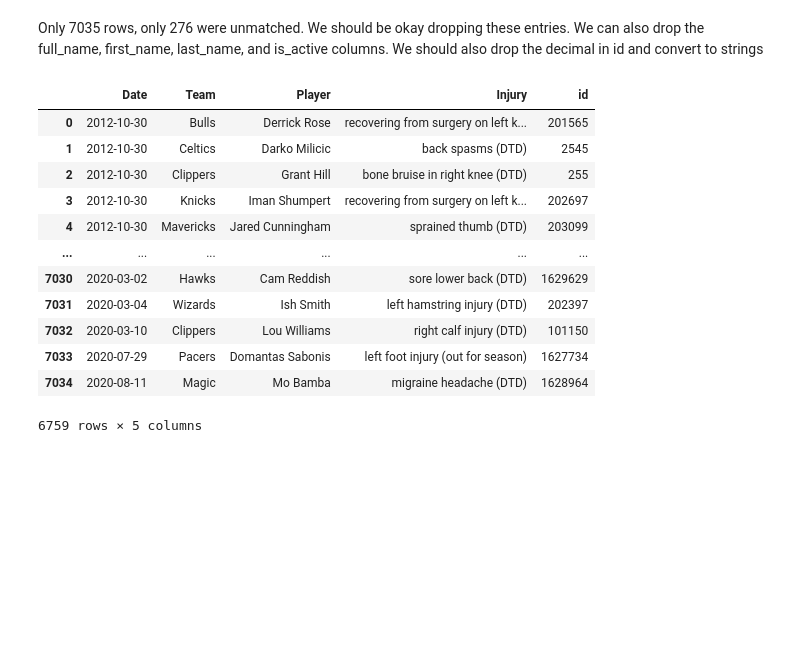
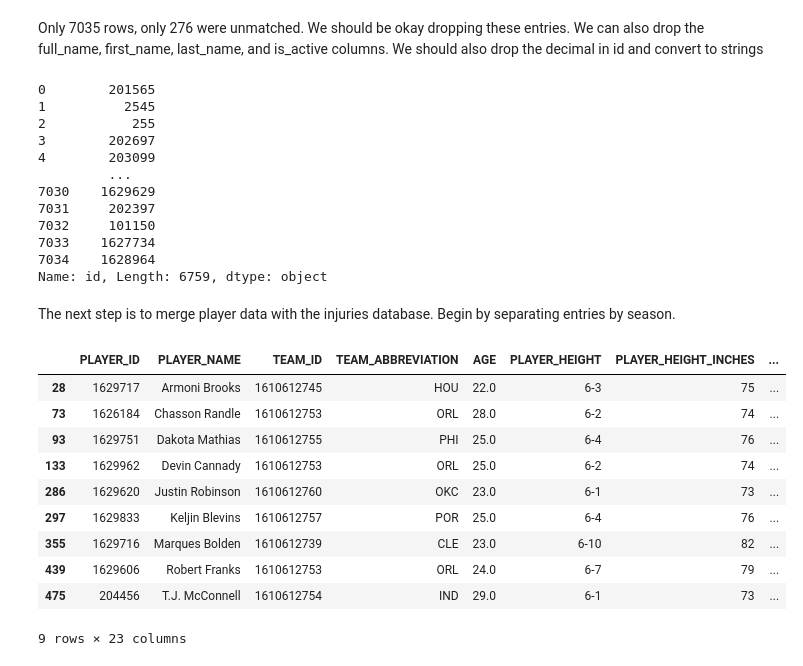
Before and after one commit to joongsim/nba-injuries, a Jupyter notebook: injury_prediction.ipynb, the cells around one changed output. Saved outputs shown, nothing was run; the diff lists cells and outputs as text; code cells hidden in the pictures; blank space fills up the shorter version.

```diff
--- a/injury_prediction.ipynb
+++ b/injury_prediction.ipynb
@@ -212,18 +212,19 @@ merged_df = merged_df.dropna() \
 merged_df.id = merged_df.id.apply(str) \
     .str[:-2]
 # %%
-merged_df
+merged_df.id
 # %% [output]
-|  | Date | Team | Player | Injury | id |
-| 0 | 2012-10-30 | Bulls | Derrick Rose | recovering from surgery on left k... | 201565 |
-| 1 | 2012-10-30 | Celtics | Darko Milicic | back spasms (DTD) | 2545 |
-| 2 | 2012-10-30 | Clippers | Grant Hill | bone bruise in right knee (DTD) | 255 |
-| 3 | 2012-10-30 | Knicks | Iman Shumpert | recovering from surgery on left k... | 202697 |
-| 4 | 2012-10-30 | Mavericks | Jared Cunningham | sprained thumb (DTD) | 203099 |
-| ... | ... | ... | ... | ... | ... |
-| 7030 | 2020-03-02 | Hawks | Cam Reddish | sore lower back (DTD) | 1629629 |
-| 7031 | 2020-03-04 | Wizards | Ish Smith | left hamstring injury (DTD) | 202397 |
-| 7032 | 2020-03-10 | Clippers | Lou Williams | right calf injury (DTD) | 101150 |
-| 7033 | 2020-07-29 | Pacers | Domantas Sabonis | left foot injury (out for season) | 1627734 |
-| 7034 | 2020-08-11 | Magic | Mo Bamba | migraine headache (DTD) | 1628964 |
-6759 rows × 5 columns
+0        201565
+1          2545
+2           255
+3        202697
+4        203099
+         ...
+7030    1629629
+7031     202397
+7032     101150
+7033    1627734
+7034    1628964
+Name: id, Length: 6759, dtype: object
+# %% [markdown]
+The next step is to merge player data with the injuries database. Begin by separating entries by season.
@@ -229,0 +266,14 @@ merged_df
+# %%
+bios1213[bios1213.isna().any(axis=1)]
+# %% [output]
+|  | PLAYER_ID | PLAYER_NAME | TEAM_ID | TEAM_ABBREVIATION | AGE | PLAYER_HEIGHT | PLAYER_HEIGHT_INCHES | ... |
+| 28 | 1629717 | Armoni Brooks | 1610612745 | HOU | 22.0 | 6-3 | 75 | ... |
+| 73 | 1626184 | Chasson Randle | 1610612753 | ORL | 28.0 | 6-2 | 74 | ... |
+| 93 | 1629751 | Dakota Mathias | 1610612755 | PHI | 25.0 | 6-4 | 76 | ... |
+| 133 | 1629962 | Devin Cannady | 1610612753 | ORL | 25.0 | 6-2 | 74 | ... |
+| 286 | 1629620 | Justin Robinson | 1610612760 | OKC | 23.0 | 6-1 | 73 | ... |
+| 297 | 1629833 | Keljin Blevins | 1610612757 | POR | 25.0 | 6-4 | 76 | ... |
+| 355 | 1629716 | Marques Bolden | 1610612739 | CLE | 23.0 | 6-10 | 82 | ... |
+| 439 | 1629606 | Robert Franks | 1610612753 | ORL | 24.0 | 6-7 | 79 | ... |
+| 475 | 204456 | T.J. McConnell | 1610612754 | IND | 29.0 | 6-1 | 73 | ... |
+9 rows × 23 columns
```
Also changed, not shown: parts of 18 cells of this notebook, 2 other files.
